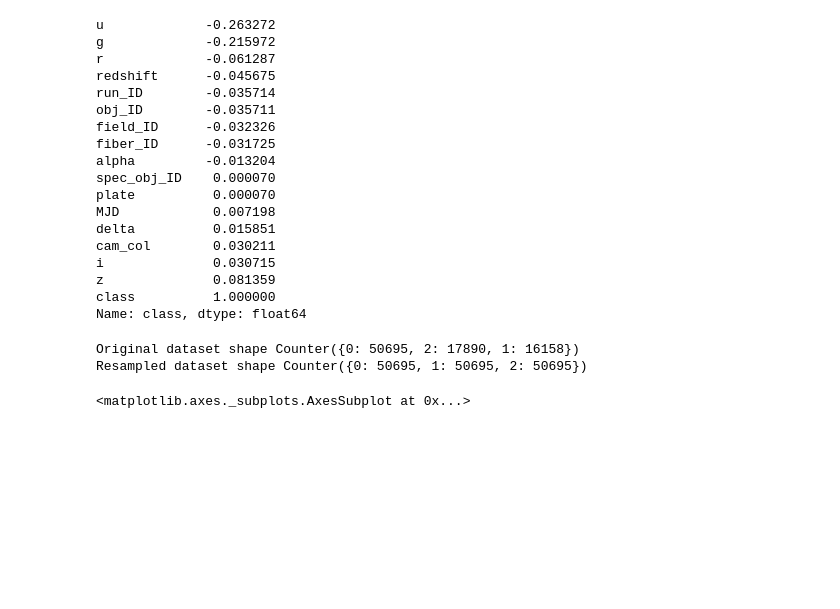
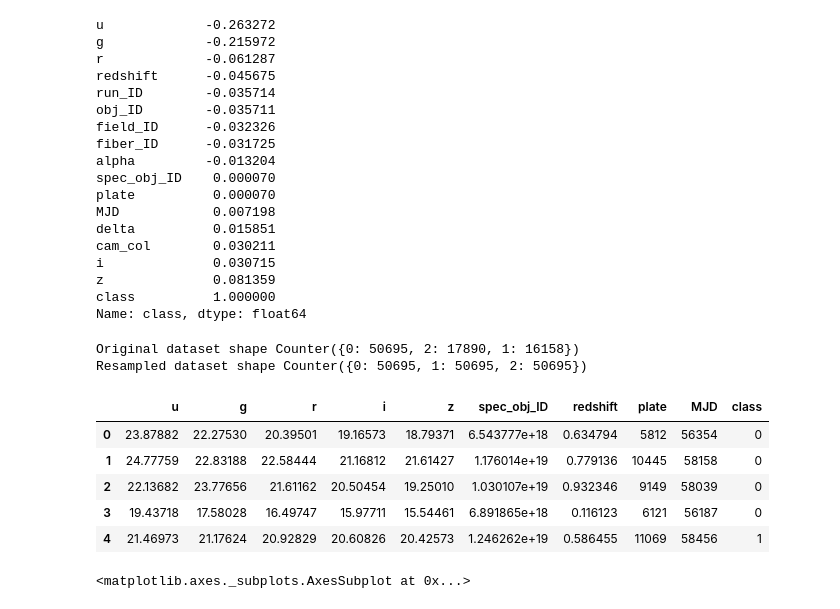
Before and after one commit to vedang9/Stellar-Classification, a Jupyter notebook: Untitled.ipynb, the cells around one changed output. Saved outputs shown, nothing was run; the diff lists cells and outputs as text; code cells hidden in the pictures; blank space fills up the shorter version.

```diff
--- a/Untitled.ipynb
+++ b/Untitled.ipynb
@@ -187,6 +185,16 @@ print('Resampled dataset shape %s' % Counter(y))
 # %% [output]
 Original dataset shape Counter({0: 50695, 2: 17890, 1: 16158})
 Resampled dataset shape Counter({0: 50695, 1: 50695, 2: 50695})
+# %%
+new_df = pd.concat([x,pd.DataFrame(y.tolist(),columns=["class"])], axis = 1)
+new_df.head()
+# %% [output]
+|  | u | g | r | i | z | spec_obj_ID | redshift | plate | MJD | class |
+| 0 | 23.87882 | 22.27530 | 20.39501 | 19.16573 | 18.79371 | 6.543777e+18 | 0.634794 | 5812 | 56354 | 0 |
+| 1 | 24.77759 | 22.83188 | 22.58444 | 21.16812 | 21.61427 | 1.176014e+19 | 0.779136 | 10445 | 58158 | 0 |
+| 2 | 22.13682 | 23.77656 | 21.61162 | 20.50454 | 19.25010 | 1.030107e+19 | 0.932346 | 9149 | 58039 | 0 |
+| 3 | 19.43718 | 17.58028 | 16.49747 | 15.97711 | 15.54461 | 6.891865e+18 | 0.116123 | 6121 | 56187 | 0 |
+| 4 | 21.46973 | 21.17624 | 20.92829 | 20.60826 | 20.42573 | 1.246262e+19 | 0.586455 | 11069 | 58456 | 1 |
 # %%
 sns.countplot(y, palette='magma')
 # %% [output]
```
Also changed, not shown: parts of 12 cells of this notebook.
